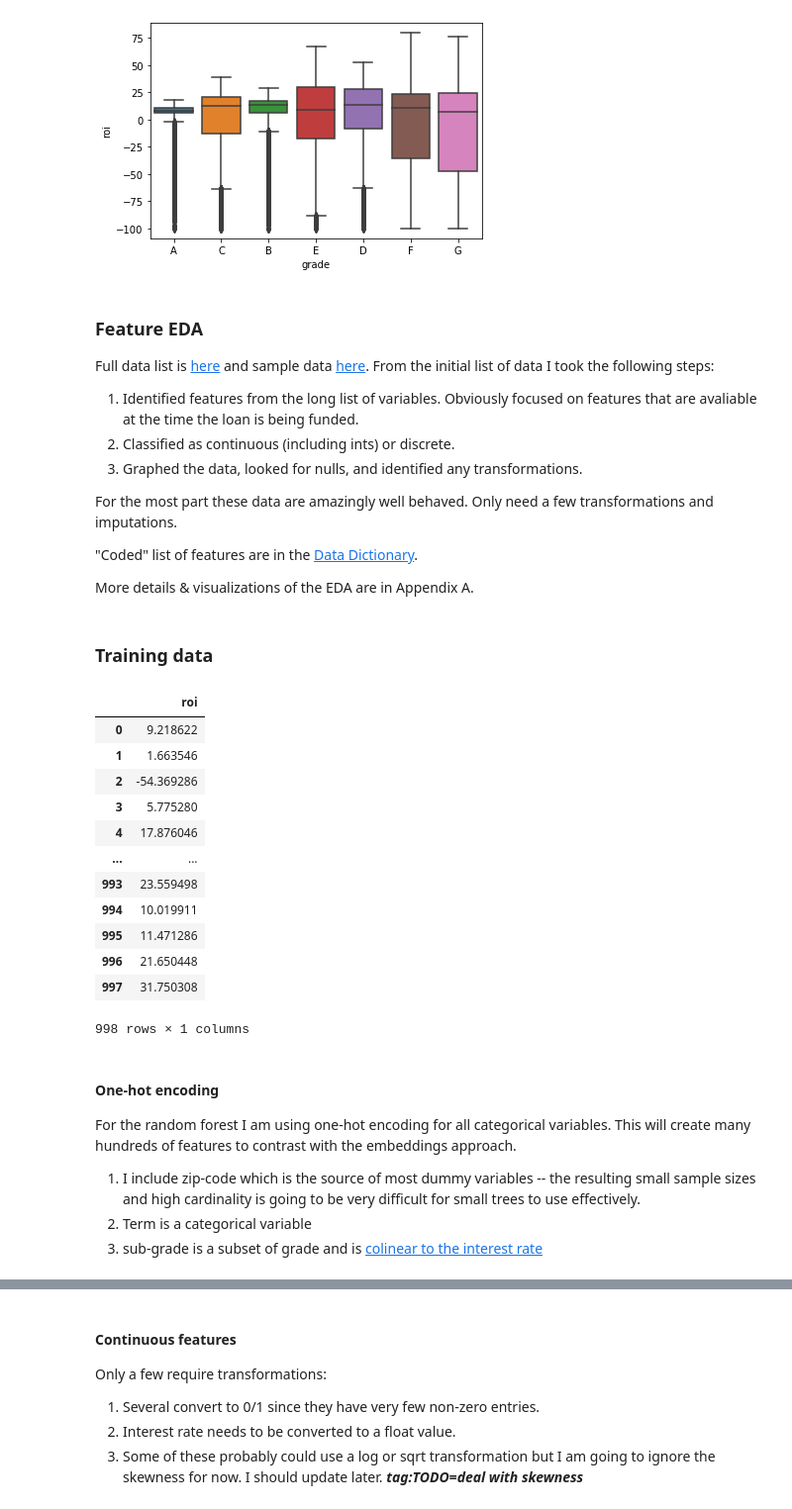
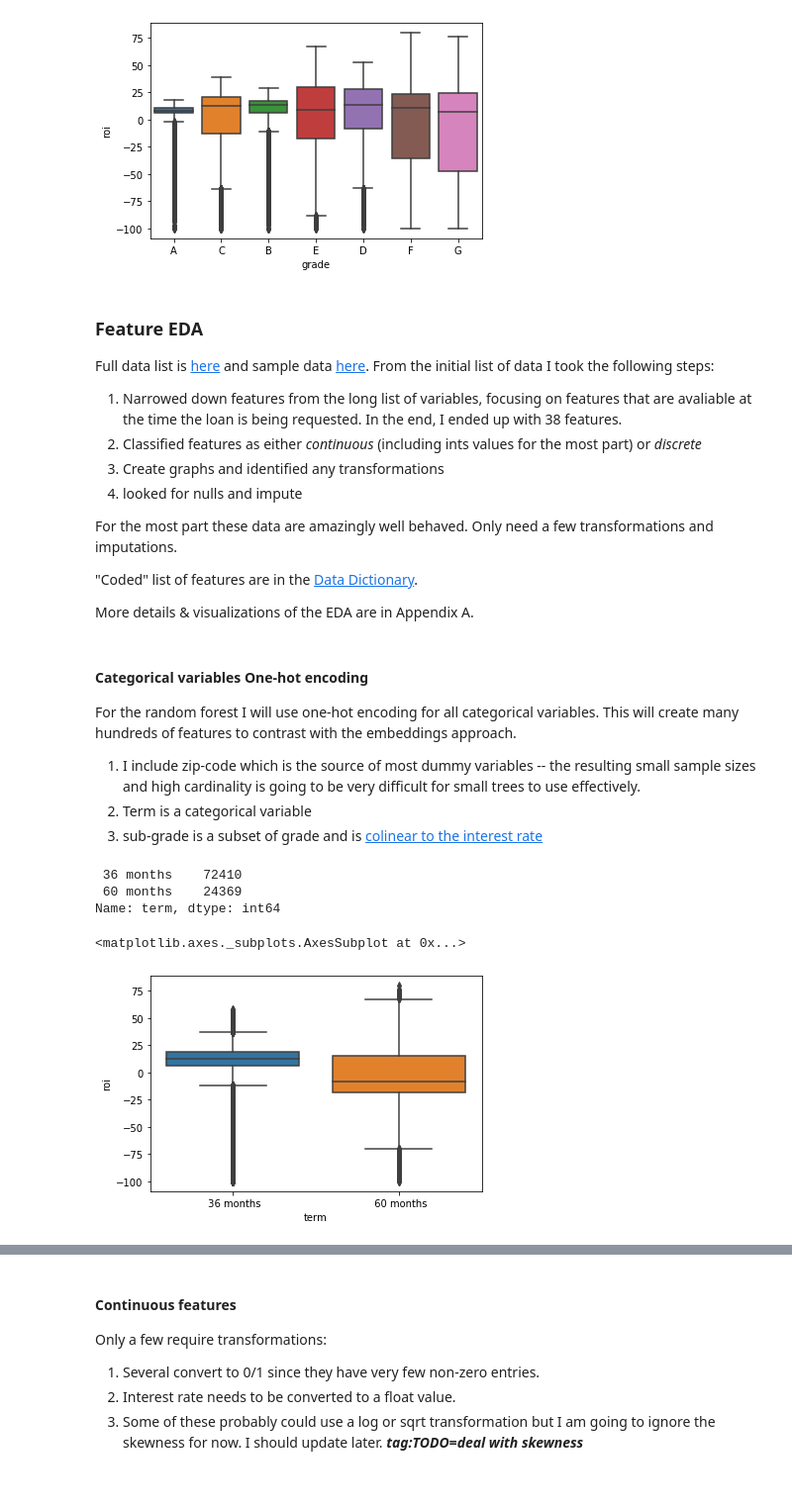
Before and after one commit to PipCourbois/LendingClubModels, a Jupyter notebook: LendingClub_EDA_and_Training.ipynb, the cells around one changed output, grey strips where cells are left out. Shown: that part at 99% size. Saved outputs shown, nothing was run; the diff lists cells and outputs as text; code cells hidden in the pictures.

```diff
--- a/LendingClub_EDA_and_Training.ipynb
+++ b/LendingClub_EDA_and_Training.ipynb
@@ -153,39 +192,32 @@ sb.boxplot(x=LC_raw.grade,y=LC_raw.roi)
 ### Feature EDA
 
 Full data list is [here](https://docs.google.com/spreadsheets/d/16fqmVyjloON5Efo51wHtyNodsNwEPvSzkYsUP0QoZm4/edit#gid=1283882092) and sample data [here](https://docs.google.com/spreadsheets/d/13wa-cJcNWSenJAEBTVo9u0DpoiBe7ruVIAiPA2sDnyE/edit#gid=1876307080). From the initial list of data I took the following steps:
-1. Identified features from the long list of variables.  Obviously focused on features that are avaliable at the time the loan is being funded.
-2. Classified as continuous (including ints) or discrete.
-3. Graphed the data, looked for nulls, and identified any transformations.
+1. Narrowed down features from the long list of variables, focusing on features that are avaliable at the time the loan is being requested. In the end, I ended up with 38 features.
+2. Classified features as either _continuous_ (including ints values for the most part) or _discrete_
+3. Create graphs and identified any transformations
+4. looked for nulls and impute
 
 For the most part these data are amazingly well behaved. Only need a few transformations and imputations.
 
 "Coded" list of features are in the [Data Dictionary](https://docs.google.com/spreadsheets/d/16fqmVyjloON5Efo51wHtyNodsNwEPvSzkYsUP0QoZm4/edit#gid=1283882092).
 
 More details & visualizations of the EDA are in Appendix A.
-# %% [markdown]
-### Training data
-# %%
-LC_train_y = LC_raw[['roi']]
-LC_train_y
-# %% [output]
-|  | roi |
-| 0 | 9.218622 |
-| 1 | 1.663546 |
-| 2 | -54.369286 |
-| 3 | 5.775280 |
-| 4 | 17.876046 |
-| ... | ... |
-| 993 | 23.559498 |
-| 994 | 10.019911 |
-| 995 | 11.471286 |
-| 996 | 21.650448 |
-| 997 | 31.750308 |
-998 rows × 1 columns
 # %% [markdown]
-#### One-hot encoding
+#### Categorical variables One-hot encoding
 
-For the random forest I am using one-hot encoding for all categorical variables.  This will create many hundreds of features to contrast with the embeddings approach.
+For the random forest I will use one-hot encoding for all categorical variables.  This will create many hundreds of features to contrast with the embeddings approach.
 
 1.  I include zip-code which is the source of most dummy variables -- the resulting small sample sizes and high cardinality is going to be very difficult for small trees to use effectively.
 2.  Term is a categorical variable
 3.  sub-grade is a subset of grade and is [colinear to the interest rate](https://www.lendingclub.com/investing/investor-education/interest-rates-and-fees)
+# %%
+LC_raw['term'].value_counts()
+# %% [output]
+ 36 months    72410
+ 60 months    24369
+Name: term, dtype: int64
+# %%
+sb.boxplot(x=LC_raw.term,y=LC_raw.roi)
+# %% [output]
+<matplotlib.axes._subplots.AxesSubplot at 0x...>
+[figure, added]
```
Also changed, not shown: parts of 50 cells of this notebook.
